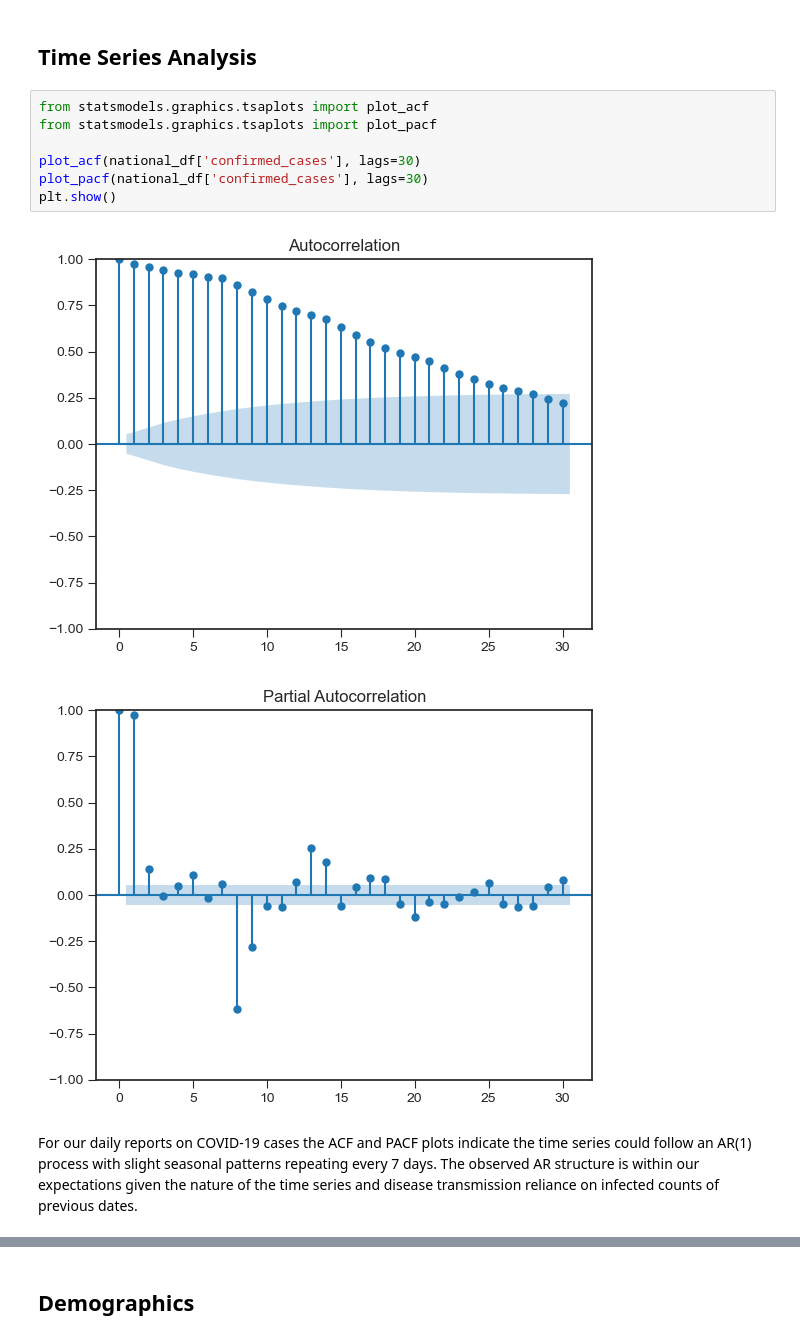
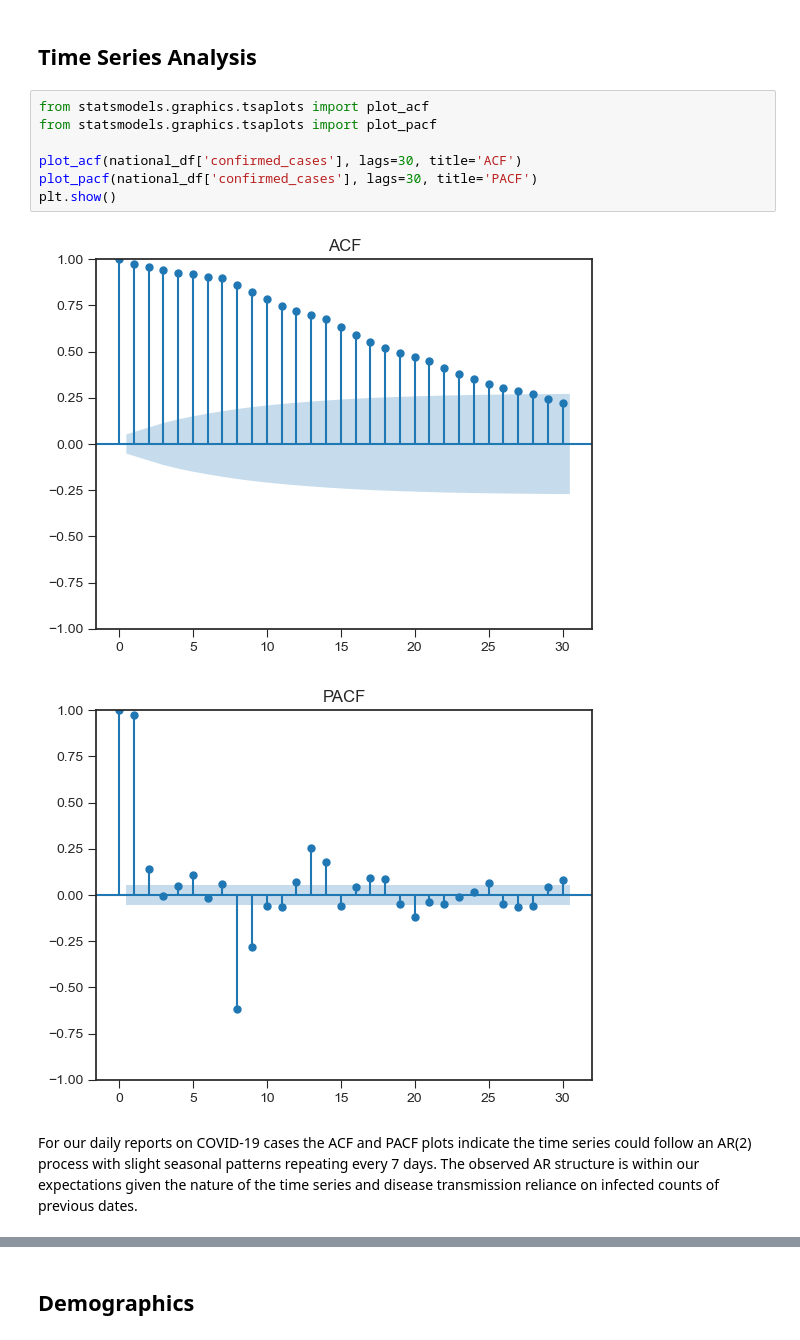
Before and after one commit to rosastreg/Undergrad_AM_Thesis, a Jupyter notebook: Notebooks/2_EDA.ipynb, the cells around one changed output, grey strips where cells are left out. Saved outputs shown, nothing was run; the diff lists cells and outputs as text.

```diff
--- a/Notebooks/2_EDA.ipynb
+++ b/Notebooks/2_EDA.ipynb
@@ -1232,13 +1226,13 @@ plt.show()
 # %%
 from statsmodels.graphics.tsaplots import plot_acf
 from statsmodels.graphics.tsaplots import plot_pacf
 
-plot_acf(national_df['confirmed_cases'], lags=30)
-plot_pacf(national_df['confirmed_cases'], lags=30)
+plot_acf(national_df['confirmed_cases'], lags=30, title='ACF')
+plot_pacf(national_df['confirmed_cases'], lags=30, title='PACF')
 plt.show()
 # %% [output]
-[figure, old version]
+[figure, new version]
-[figure, old version]
+[figure, new version]
 # %% [markdown]
-For our daily reports on COVID-19 cases the ACF and PACF plots indicate the time series could follow an AR(1) process with slight seasonal patterns repeating every 7 days. The observed AR structure is within our expectations given the nature of the time series and disease transmission reliance on infected counts of previous dates.
+For our daily reports on COVID-19 cases the ACF and PACF plots indicate the time series could follow an AR(2) process with slight seasonal patterns repeating every 7 days. The observed AR structure is within our expectations given the nature of the time series and disease transmission reliance on infected counts of previous dates.
 # %%
```
Also changed, not shown: parts of 12 cells of this notebook, 1 other file.
